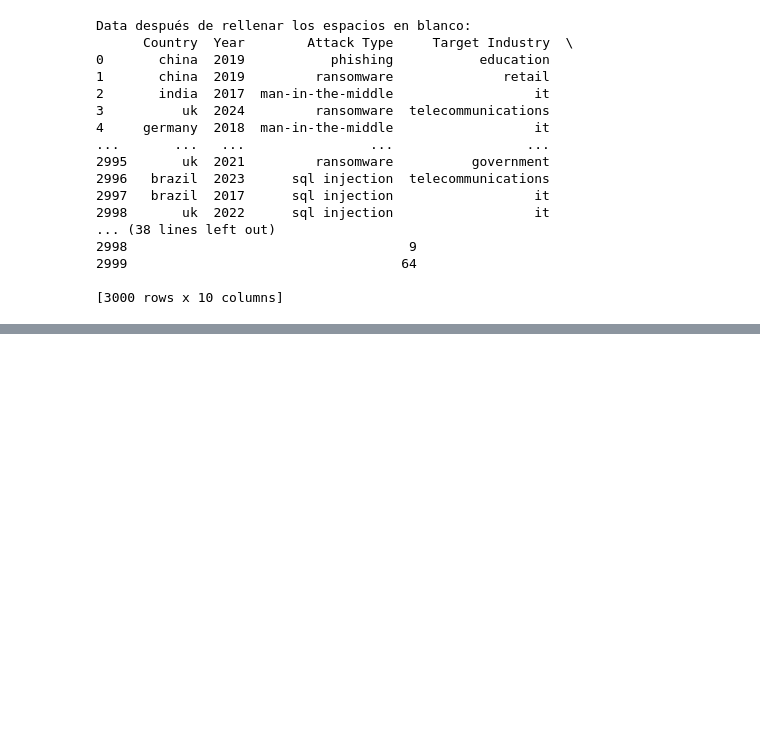
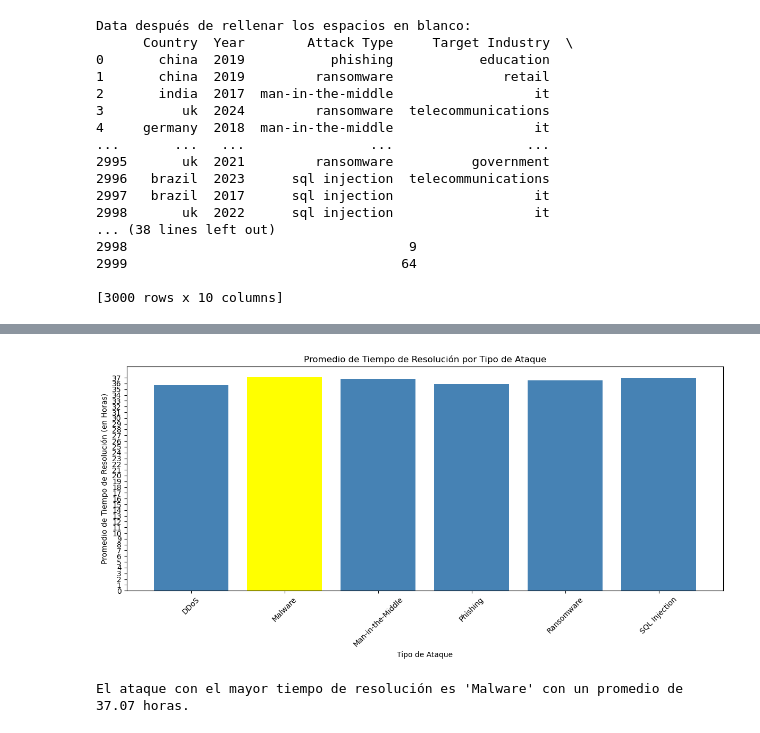
Before and after one commit to DennisseUd25/PRACTICA_TRES_GR_5, a Jupyter notebook: Practica3GR5.ipynb, the cells around one changed output, grey strips where cells are left out. Cells and saved outputs as stored; diff of their text form; code cells hidden in the pictures; blank space fills up the shorter version.

```diff
--- a/Practica3GR5.ipynb
+++ b/Practica3GR5.ipynb
@@ -136,0 +219,45 @@ Data después de rellenar los espacios en blanco:
+# %%
+# Agrupar los datos por 'Attack Type' y calcular el promedio del tiempo de resolución
+data_avg_resolution = data.groupby('Attack Type')['Incident Resolution Time (in Hours)'].mean().reset_index()
+
+# Encontrar el tipo de ataque que tiene el máximo tiempo de resolución
+max_time_attack = data_avg_resolution.loc[data_avg_resolution['Incident Resolution Time (in Hours)'].idxmax()]
+
+# Agrupar los datos por 'Attack Type' y calcular el promedio del tiempo de resolución
+data_avg_resolution = data.groupby('Attack Type')['Incident Resolution Time (in Hours)'].mean().reset_index()
+
+# Encontrar el tipo de ataque que tiene el máximo tiempo de resolución
+max_time_attack = data_avg_resolution.loc[data_avg_resolution['Incident Resolution Time (in Hours)'].idxmax()]
+
+# Crear un gráfico de barras para mostrar el promedio de tiempo de resolución por tipo de ataque
+plt.figure(figsize=(12, 6))
+
+# Graficar cada barra con color amarillo si es el ataque con el máximo tiempo
+for i, row in data_avg_resolution.iterrows():
+    if row['Attack Type'] == max_time_attack['Attack Type']:
+        color = 'yellow'  # Asignar amarillo al ataque con el máximo tiempo
+    else:
+        color = 'steelblue'  # Asignar un color diferente (puedes elegir otro color si lo prefieres)
+
+    plt.bar(row['Attack Type'], row['Incident Resolution Time (in Hours)'], color=color)
+
+# Personalizar la gráfica
+plt.title('Promedio de Tiempo de Resolución por Tipo de Ataque')
+plt.xlabel('Tipo de Ataque')
+plt.ylabel('Promedio de Tiempo de Resolución (en Horas)')
+
+# Ajustar los valores del eje Y para que vaya de 1 en 1
+plt.yticks(range(0, int(data_avg_resolution['Incident Resolution Time (in Hours)'].max()) + 1, 1))  # Aumento el intervalo en Y a 1
+
+# Rotar las etiquetas del eje X para mejor visualización
+plt.xticks(rotation=45)
+
+# Mostrar la gráfica
+plt.tight_layout()
+plt.show()
+
+# Imprimir el tipo de ataque con el máximo tiempo de resolución y el promedio
+print(f"El ataque con el mayor tiempo de resolución es '{max_time_attack['Attack Type']}' con un promedio de {max_time_attack['Incident Resolution Time (in Hours)']:.2f} horas.")
+# %% [output]
+[figure, added]
+El ataque con el mayor tiempo de resolución es 'Malware' con un promedio de 37.07 horas.
```
Also changed, not shown: parts of 7 cells of this notebook.
